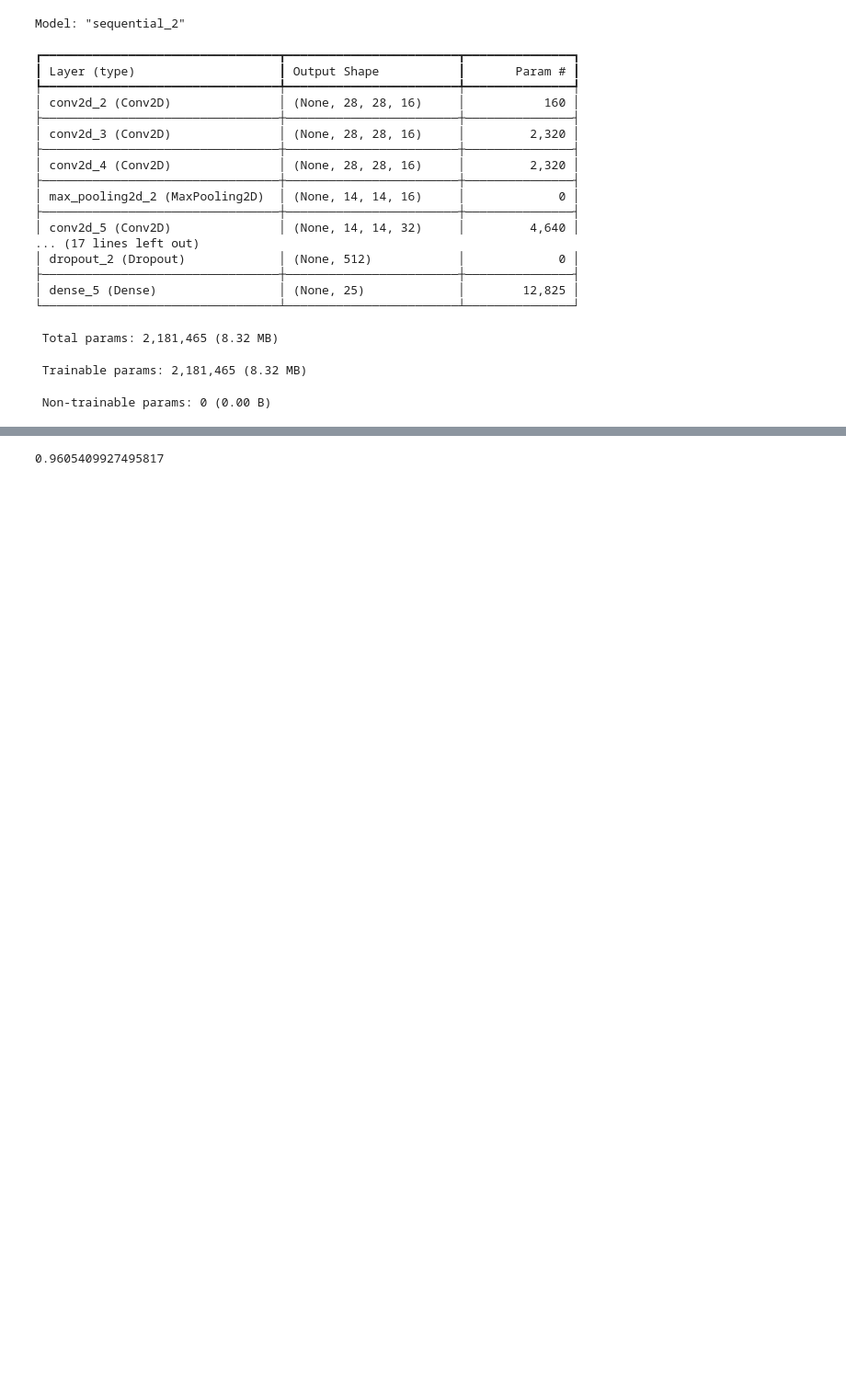
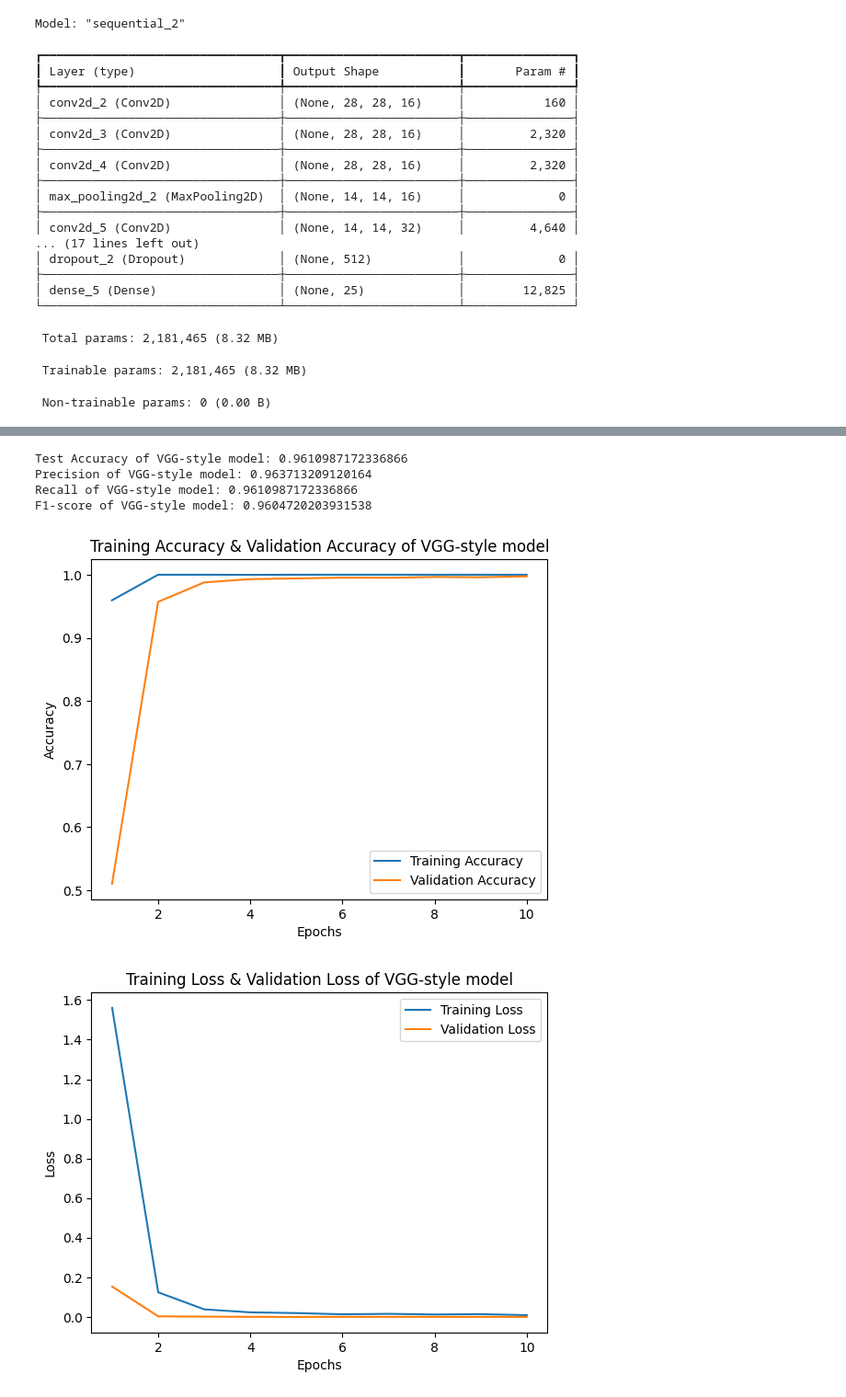
Before and after one commit to DuyAnh628/cnn_mnist, a Jupyter notebook: cnn.ipynb, the cells around one changed output, grey strips where cells are left out. Shown at 92% size. Saved outputs shown, nothing was run; the diff lists cells and outputs as text; code cells hidden in the pictures; blank space fills up the shorter version.

```diff
--- a/cnn.ipynb
+++ b/cnn.ipynb
@@ -273,6 +255,6 @@ Model: "sequential_2"
 # %%
 vgg.compile(loss=tf.keras.losses.SparseCategoricalCrossentropy(), optimizer='adam', metrics=['accuracy'])
 # %%
-vgg.fit(final_train_ds,epochs=10,validation_data=final_val_ds)
+vgg_history = vgg.fit(final_train_ds,epochs=10,validation_data=final_val_ds)
 # %% [output]
 Epoch 1/10
@@ -327,6 +308,38 @@ precision_score_vgg = precision_score(test_label,vgg_predictions,average='weight
 
 classification_report = classification_report(test_label,vgg_predictions)
 # %%
-accuracy_score_vgg
+print("Test Accuracy of VGG-style model:", accuracy_score_vgg)
+print("Precision of VGG-style model:",precision_score_vgg)
+print("Recall of VGG-style model:", recall_score_vgg)
+print("F1-score of VGG-style model:",f1_score_vgg)
 # %% [output]
-0.9605409927495817
+Test Accuracy of VGG-style model: 0.9610987172336866
+Precision of VGG-style model: 0.963713209120164
+Recall of VGG-style model: 0.9610987172336866
+F1-score of VGG-style model: 0.9604720203931538
+# %%
+#Reference: https://www.tensorflow.org/tutorials/images/transfer_learning
+acc = vgg_history.history['accuracy']
+val_acc = vgg_history.history['val_accuracy']
+epochs = [1,2,3,4,5,6,7,8,9,10]
+
+plt.plot(epochs, val_acc)
+plt.plot(epochs, acc)
+plt.xlabel('Epochs')
+plt.ylabel('Accuracy')
+plt.title('Training Accuracy & Validation Accuracy of VGG-style model')
+plt.legend(['Training Accuracy', 'Validation Accuracy'])
+plt.show()
+
+loss = vgg_history.history['loss']
+val_loss = vgg_history.history['val_loss']
+plt.plot(epochs, loss)
+plt.plot(epochs, val_loss)
+plt.xlabel('Epochs')
+plt.ylabel('Loss')
+plt.title('Training Loss & Validation Loss of VGG-style model')
+plt.legend(['Training Loss', 'Validation Loss'])
+plt.show()
+# %% [output]
+[figure, added]
+[figure, added]
```
Also changed, not shown: parts of 13 cells of this notebook.
